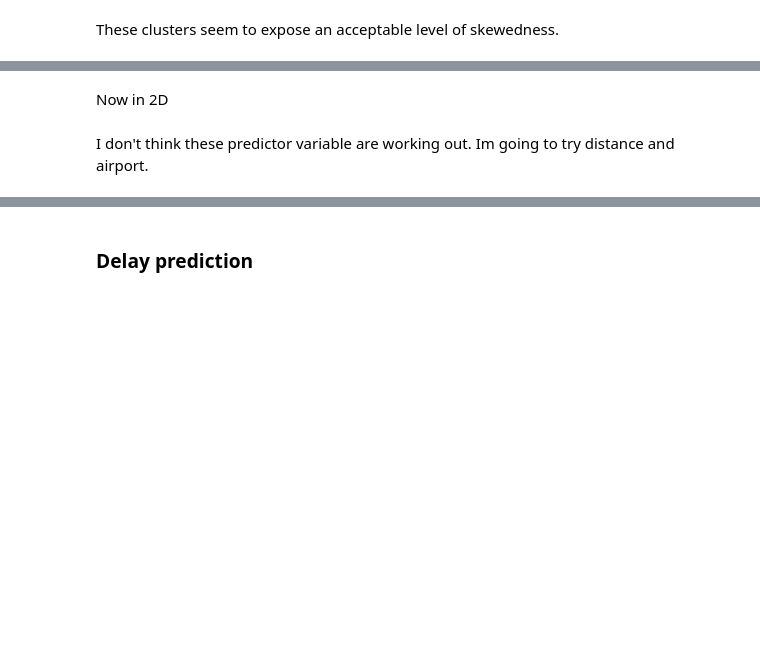
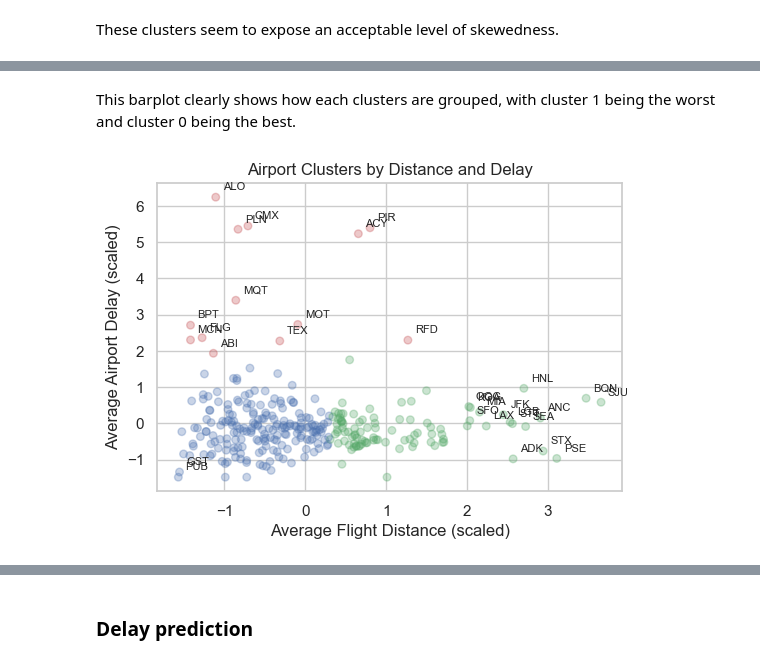
Before and after one commit to ethanbleier/Predicting-Flight-Delays-For-Domestic-Airlines, a Jupyter notebook: project2.ipynb, the cells around one changed output, grey strips where cells are left out. Cells and saved outputs as stored; diff of their text form; code cells hidden in the pictures; blank space fills up the shorter version.

Commit message:
added descriptions and deleted irrelevant plots I made

```diff
--- a/project2.ipynb
+++ b/project2.ipynb
@@ -273,9 +378,0 @@ sns.pairplot(df_num);
-# %%
-q01, q99 = df[['DepDelay', 'ArrDelay']].quantile([0.01, 0.99]).values
-
-df['DepDelay'] = df['DepDelay'].clip(q01[0], q99[0])
-df['ArrDelay'] = df['ArrDelay'].clip(q01[1], q99[1])
-
-X = StandardScaler().fit_transform(df[['DepDelay', 'ArrDelay']])
-kmeans = KMeans(n_clusters=3, random_state=0)
-clusters = kmeans.fit_predict(X)
@@ -333,2 +424,0 @@ plt.show()
-# %% [markdown]
-Now in 2D
@@ -355,2 +424,0 @@ plt.legend(['Low Delay', 'High Delay', 'Medium Delay']);
-# %% [markdown]
-I don't think these predictor variable are working out. Im going to try distance and airport.
@@ -362,3 +425,5 @@ df_scaled = df_num.apply(lambda s: zscore(s, nan_policy='omit'))
+# %% [markdown]
+This barplot clearly shows how each clusters are grouped, with cluster 1 being the worst and cluster 0 being the best.
 # %%
 airport_stats = df.groupby('Origin').agg({
    'Distance': 'mean',
@@ -371,23 +436,25 @@ kmeans = KMeans(n_clusters=3, random_state=0)
 airport_stats['Cluster'] = kmeans.fit_predict(X_scaled)
 # %%
 # Blue is decent, red is bad and blue is good airport
-colors = ['#1f77b4', '#d62728', '#2ca02c']  # RGB
+colors = ['b', 'r', 'g']
 
 plt.scatter(X_scaled[:, 0], X_scaled[:, 1],
            c=[colors[i] for i in airport_stats['Cluster']],
            s=30, alpha=0.3)
 
 distances = np.sqrt(X_scaled[:, 0]**2 + X_scaled[:, 1]**2)
-outlier_threshold = np.percentile(distances, 90)  # Top 10% as outliers
+outlier_threshold = np.percentile(distances, 90)  # Top 10% is outlier threshold
 outliers = distances > outlier_threshold
 
 for i, txt in enumerate(airport_stats.index):
     if outliers[i]:
         plt.annotate(txt, (X_scaled[i, 0], X_scaled[i, 1]),
                     fontsize=8, xytext=(5, 5),
                     textcoords='offset points')
 
 plt.xlabel('Average Flight Distance (scaled)')
 plt.ylabel('Average Airport Delay (scaled)')
 plt.title('Airport Clusters by Distance and Delay')
 plt.show();
+# %% [output]
+[figure, added]
```
Also changed, not shown: parts of 39 cells of this notebook.
